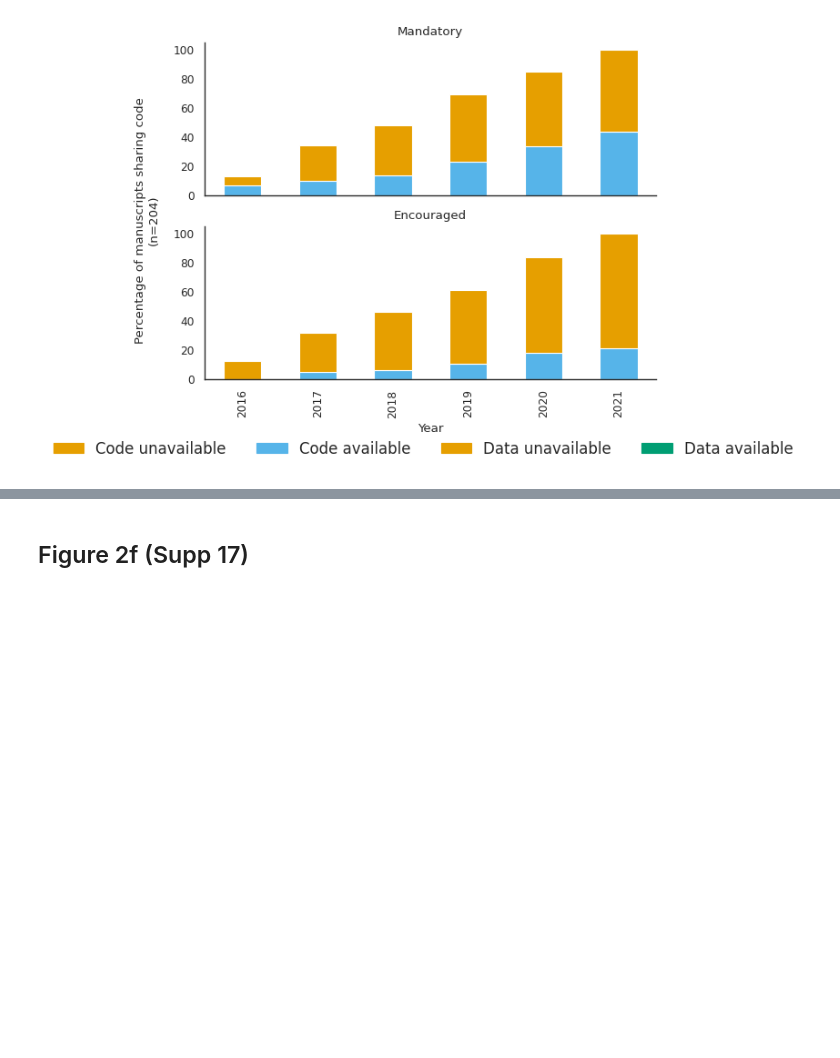
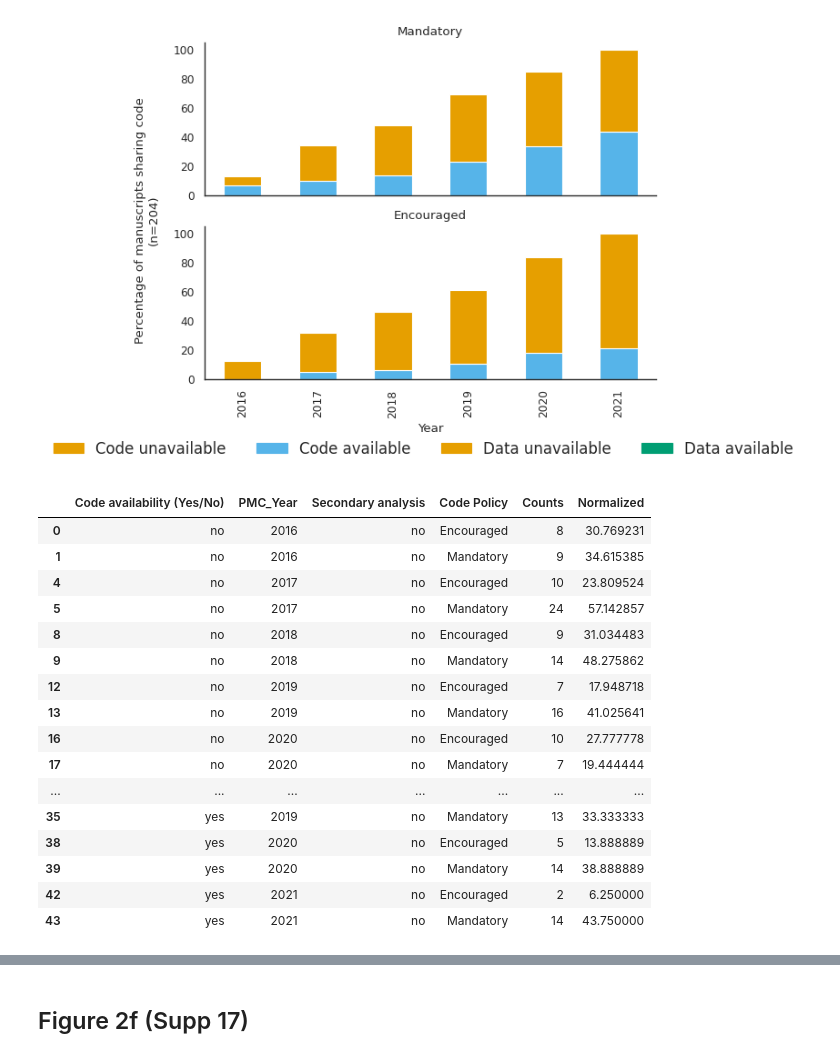
Before and after one commit to Mangul-Lab-USC/code-availability, a Jupyter notebook: notebooks/Figures.ipynb, the cells around one changed output, grey strips where cells are left out. Saved outputs shown, nothing was run; the diff lists cells and outputs as text; code cells hidden in the pictures; blank space fills up the shorter version.

```diff
--- a/notebooks/Figures.ipynb
+++ b/notebooks/Figures.ipynb
@@ -1272,3 +1272,34 @@ plt.show()
 # %% [output]
 <Figure size 2000x2000 with 0 Axes>
 [figure]
+# %%
+#create dataframe for counts data of code availability
+df_temp=pd.DataFrame({'Counts': df_modified.groupby(['Code availability (Yes/No)','PMC_Year','Secondary analysis','Code Policy']).size()}).reset_index()
+
+#filter df_temp to only have rows where data and code are available, only data shared, and only code shared
+#df_temp=df_temp[~((df_temp['Code availability (Yes/No)']=='yes'))]
+#filter df_temp to only have primary studies
+df_temp=df_temp[~(df_temp['Secondary analysis']=='yes')]
+df_temp['Normalized']=0
+years=[2016,2017,2018,2019,2020,2021]
+for year in years:
+    df_temp.loc[(df_temp['PMC_Year']==year),'Normalized']=(df_temp.loc[(df_temp['PMC_Year']==year),'Counts']/df_temp.loc[((df_temp['PMC_Year']==year)),'Counts'].sum())*100
+df_temp
+# %% [output]
+|  | Code availability (Yes/No) | PMC_Year | Secondary analysis | Code Policy | Counts | Normalized |
+| 0 | no | 2016 | no | Encouraged | 8 | 30.769231 |
+| 1 | no | 2016 | no | Mandatory | 9 | 34.615385 |
+| 4 | no | 2017 | no | Encouraged | 10 | 23.809524 |
+| 5 | no | 2017 | no | Mandatory | 24 | 57.142857 |
+| 8 | no | 2018 | no | Encouraged | 9 | 31.034483 |
+| 9 | no | 2018 | no | Mandatory | 14 | 48.275862 |
+| 12 | no | 2019 | no | Encouraged | 7 | 17.948718 |
+| 13 | no | 2019 | no | Mandatory | 16 | 41.025641 |
+| 16 | no | 2020 | no | Encouraged | 10 | 27.777778 |
+| 17 | no | 2020 | no | Mandatory | 7 | 19.444444 |
+| ... | ... | ... | ... | ... | ... | ... |
+| 35 | yes | 2019 | no | Mandatory | 13 | 33.333333 |
+| 38 | yes | 2020 | no | Encouraged | 5 | 13.888889 |
+| 39 | yes | 2020 | no | Mandatory | 14 | 38.888889 |
+| 42 | yes | 2021 | no | Encouraged | 2 | 6.250000 |
+| 43 | yes | 2021 | no | Mandatory | 14 | 43.750000 |
```
Also changed, not shown: parts of 2 cells of this notebook.
